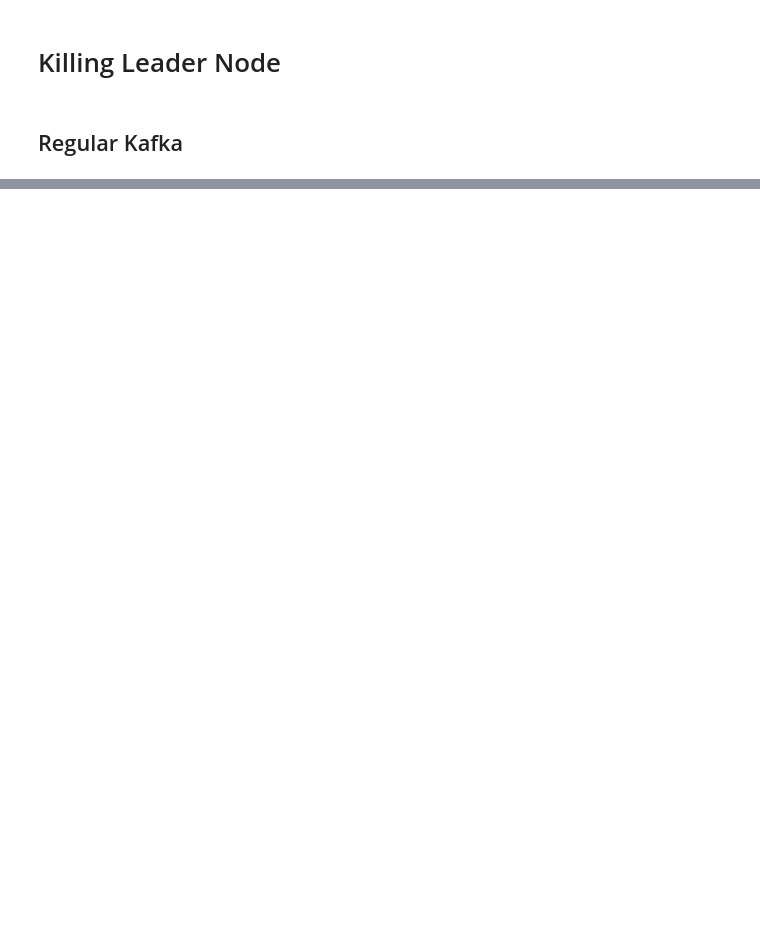
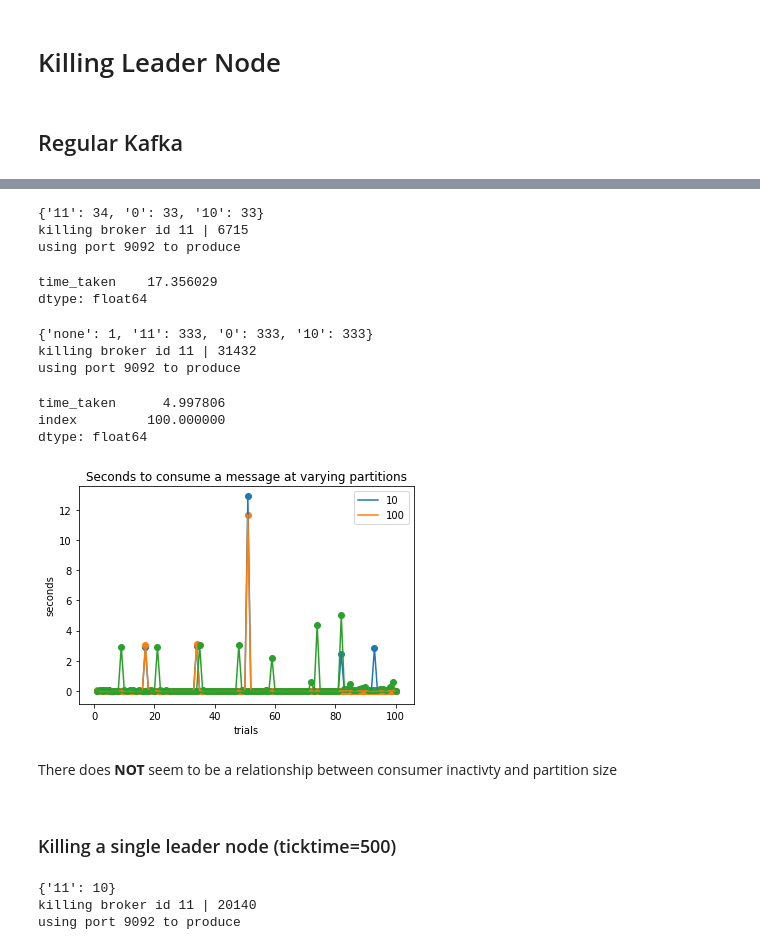
Before and after one commit to aadityaganapathy/uReplicator, a Jupyter notebook: bin/performance.py.ipynb, the cells around one changed output, grey strips where cells are left out. Drawn from its saved outputs; the diff is of its cells as text; code cells hidden in the pictures; blank space fills up the shorter version.

Commit message:
update performance.py tests

```diff
--- a/bin/performance.py.ipynb
+++ b/bin/performance.py.ipynb
@@ -130,0 +54,13 @@ def run_consumer():
+# %%
+def get_node_pid(node):
+    proc1 = subprocess.Popen(['ps', 'aux'], stdout=subprocess.PIPE)
+    proc2 = subprocess.Popen(['grep', f'output/2181_cluster/broker_2181_{node}.properties'], stdin=proc1.stdout,
+                             stdout=subprocess.PIPE, stderr=subprocess.PIPE)
+    proc3 = subprocess.Popen(['awk', '{print $2}'], stdin=proc2.stdout,
+                             stdout=subprocess.PIPE, stderr=subprocess.PIPE)
+
+    proc1.stdout.close()
+    proc2.stdout.close()
+    out, err = proc3.communicate()
+    values = out.decode("utf-8").split(" ")[0]
+    return int(values.split('\n')[0])
@@ -130,0 +116,2 @@ def run_consumer():
+# %%
+results_kill_one_10 = test_kill_one('testTopic10')
@@ -130,0 +120,61 @@ def run_consumer():
+# %%
+results_kill_one_100 = test_kill_one('testTopic100')
+# %% [output]
+{'11': 34, '0': 33, '10': 33}
+killing broker id 11 | 6715
+using port 9092 to produce
+# %%
+print(results_kill_one_100.max())
+# %% [output]
+time_taken    17.356029
+dtype: float64
+# %%
+results_kill_one_1000 = test_kill_one('testTopic1000')
+# %% [output]
+{'none': 1, '11': 333, '0': 333, '10': 333}
+killing broker id 11 | 31432
+using port 9092 to produce
+# %%
+results_kill_one_1000.max()
+# %% [output]
+time_taken      4.997806
+index         100.000000
+dtype: float64
+# %%
+# plot(results.loc[1:], 'Seconds to consume a message (1 Leader Node Killed)', 'Trial', 'Seconds')
+
+results_kill_one_10 = results_kill_one_10.loc[1:]
+results_kill_one_100 = results_kill_one_100.loc[1:]
+results_kill_one_1000 = results_kill_one_1000.loc[1:]
+results_kill_one_10['index'] = results_kill_one_10.index
+results_kill_one_100['index'] = results_kill_one_100.index
+results_kill_one_1000['index'] = results_kill_one_1000.index
+
+plt.scatter(results_kill_one_10['index'], results_kill_one_10['time_taken'])
+plt.plot(results_kill_one_10['index'], results_kill_one_10['time_taken'])
+
+plt.scatter(results_kill_one_100['index'], results_kill_one_100['time_taken'])
+plt.plot(results_kill_one_100['index'], results_kill_one_100['time_taken'])
+
+plt.scatter(results_kill_one_1000['index'], results_kill_one_1000['time_taken'])
+plt.plot(results_kill_one_1000['index'], results_kill_one_1000['time_taken'])
+
+plt.legend(['10', '100'])
+
+# max_val = results['time_taken'].max()
+plt.title('Seconds to consume a message at varying partitions')
+plt.xlabel('trials')
+plt.ylabel('seconds')
+plt.show()
+# %% [output]
+[figure, added]
+# %% [markdown]
+<p>There does <strong>NOT</strong> seem to be a relationship between consumer inactivty and partition size <p>
+# %% [markdown]
+<h3>Killing a single leader node (ticktime=500)</h3>
+# %%
+results_kill_one_10_500 = test_kill_one('testTopic10')
+# %% [output]
+{'11': 10}
+killing broker id 11 | 20140
+using port 9092 to produce
```
Also changed, not shown: parts of 37 cells of this notebook.
